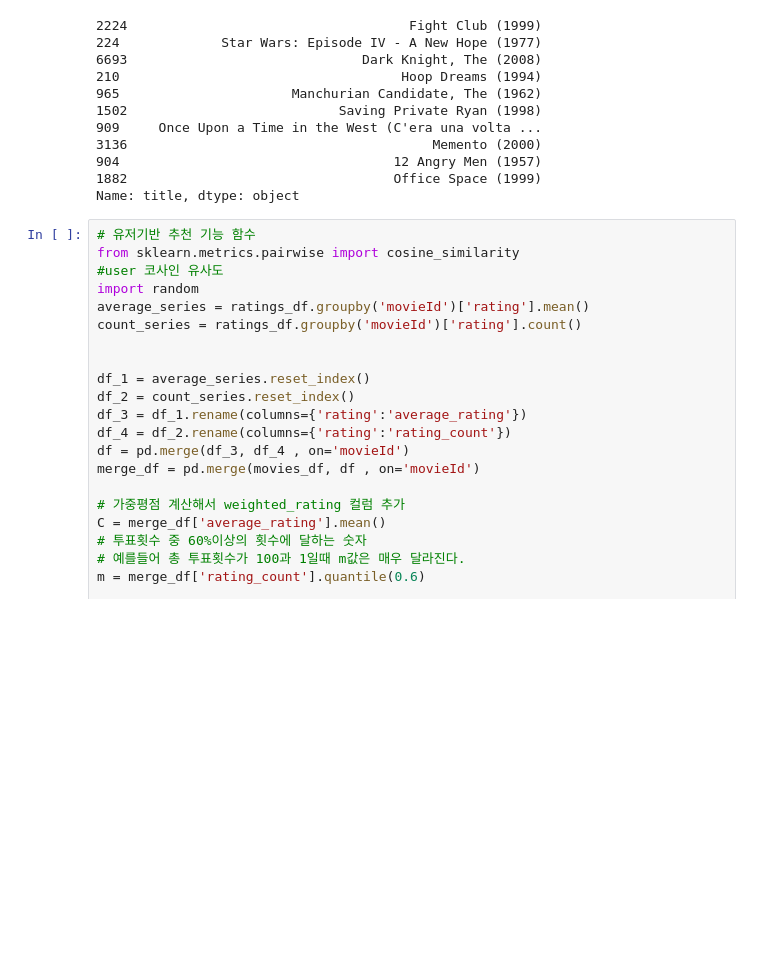
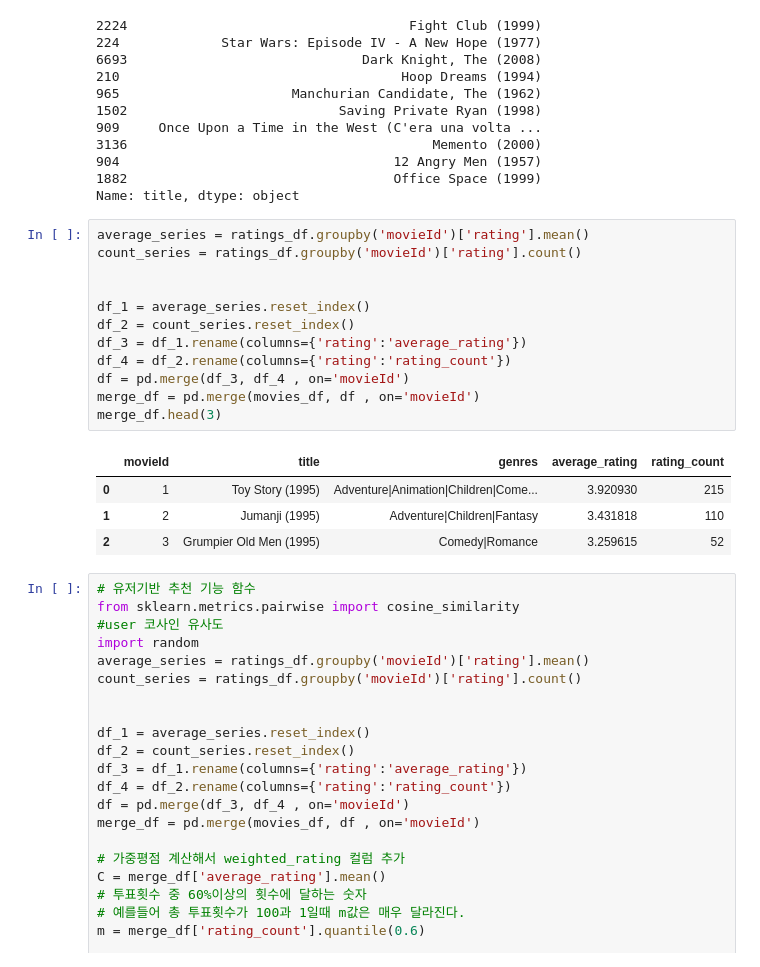
Before and after one commit to kbigdata0010/ml, a Jupyter notebook: 추천시스템.ipynb, the cells around one changed output. Drawn from its saved outputs; the diff is of its cells as text; blank space fills up the shorter version.

```diff
--- a/추천시스템.ipynb
+++ b/추천시스템.ipynb
@@ -435,6 +556,23 @@ merge_df.iloc[result_movie_index_list , :].sort_values(by=['weighted_rating'] ,a
 904                                   12 Angry Men (1957)
 1882                                  Office Space (1999)
 Name: title, dtype: object
+# %%
+average_series = ratings_df.groupby('movieId')['rating'].mean()
+count_series = ratings_df.groupby('movieId')['rating'].count()
+
+
+df_1 = average_series.reset_index()
+df_2 = count_series.reset_index()
+df_3 = df_1.rename(columns={'rating':'average_rating'})
+df_4 = df_2.rename(columns={'rating':'rating_count'})
+df = pd.merge(df_3, df_4 , on='movieId')
+merge_df = pd.merge(movies_df, df , on='movieId')
+merge_df.head(3)
+# %% [output]
+|  | movieId | title | genres | average_rating | rating_count |
+| 0 | 1 | Toy Story (1995) | Adventure|Animation|Children|Come... | 3.920930 | 215 |
+| 1 | 2 | Jumanji (1995) | Adventure|Children|Fantasy | 3.431818 | 110 |
+| 2 | 3 | Grumpier Old Men (1995) | Comedy|Romance | 3.259615 | 52 |
 # %%
 # 유저기반 추천 기능 함수
 from sklearn.metrics.pairwise import cosine_similarity
```
Also changed, not shown: parts of 46 cells of this notebook.
